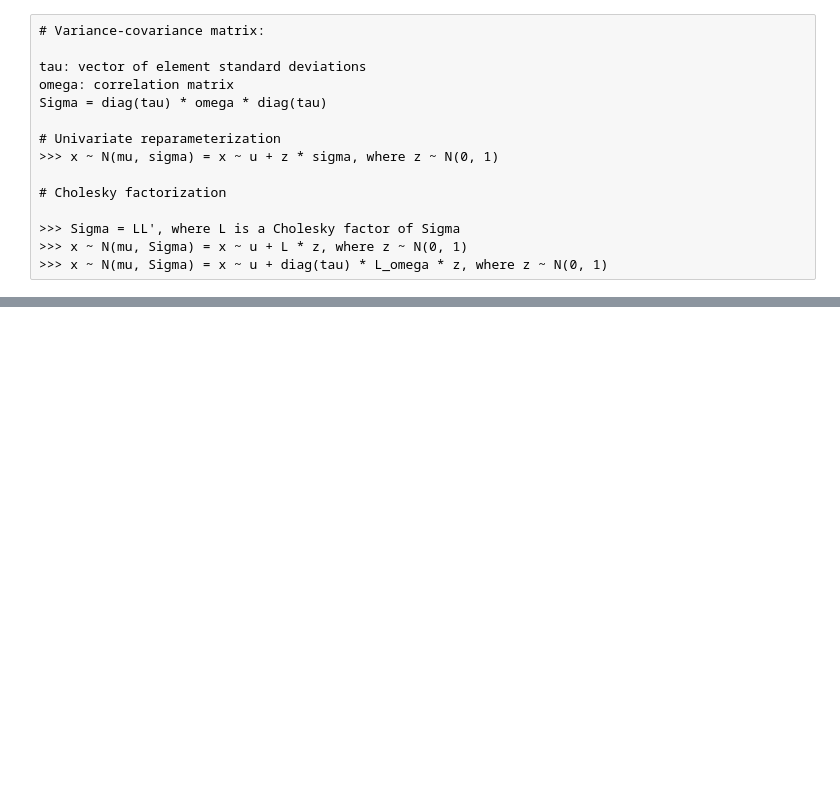
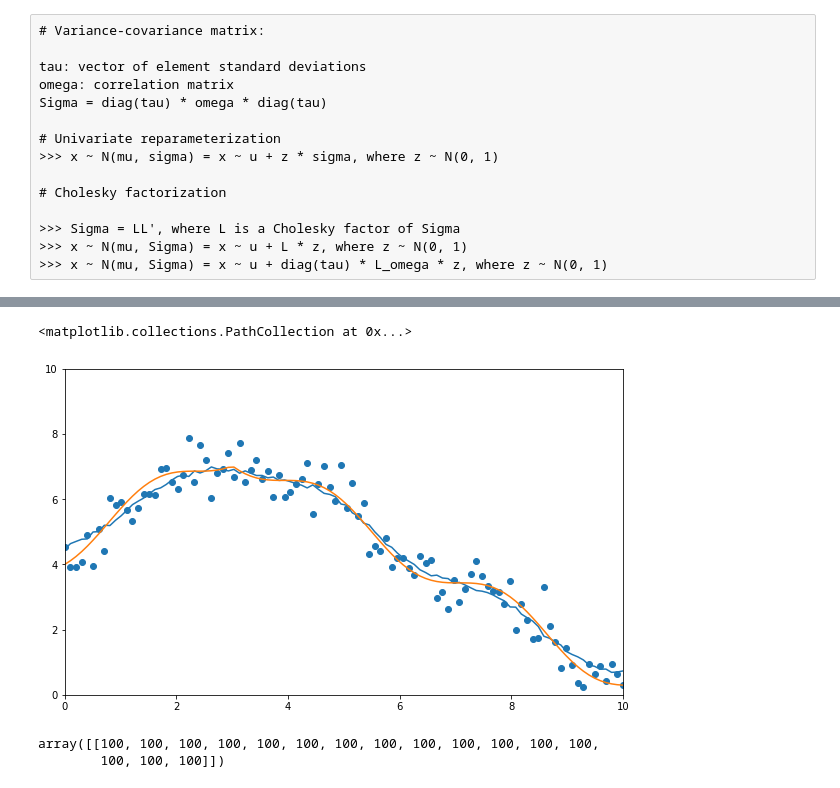
Before and after one commit to cavaunpeu/gaussian-processes, a Jupyter notebook: gaussian-processes.ipynb, the cells around one changed output, grey strips where cells are left out. Drawn from its saved outputs; the diff is of its cells as text; code cells hidden in the pictures; blank space fills up the shorter version.

```diff
--- a/gaussian-processes.ipynb
+++ b/gaussian-processes.ipynb
@@ -61,0 +130,38 @@ array([[0.0295415 , 0.        ],
+# %%
+# import pandas as pd
+
+# df = pd.DataFrame({'noisy_y_true': noisy_y_true}, index=x)
+
+data = {xx: yy for xx, yy in zip(x, noisy_y_true)}
+# %%
+# rbf kernel
+def rbf(point, neighbor, sigma=.5):
+    return np.exp(-(point - neighbor)**2 / (2 * sigma**2))
+
+
+def query(point, data=data, kernel=rbf):
+    weighted_sum = 0
+    total_weight = 0
+    for x, y in data.items():
+        if x != point:
+            weight = kernel(point=point, neighbor=x)
+            weighted_sum += weight * y
+            total_weight += weight
+    return weighted_sum / total_weight
+# %%
+y_approx = [query(xx) for xx in x]
+# %%
+plt.figure(figsize=(10, 6))
+plt.ylim(0, 10)
+plt.xlim(0, 10)
+plt.plot(x, y_approx)
+plt.plot(x, y_true)
+plt.scatter(x, noisy_y_true)
+# %% [output]
+<matplotlib.collections.PathCollection at 0x...>
+[figure, added]
+# %%
+np.tile(np.array([[100, 100, 100, 100]])
+# %% [output]
+array([[100, 100, 100, 100, 100, 100, 100, 100, 100, 100, 100, 100, 100,
+        100, 100, 100]])
```
Also changed, not shown: parts of 19 cells of this notebook.
